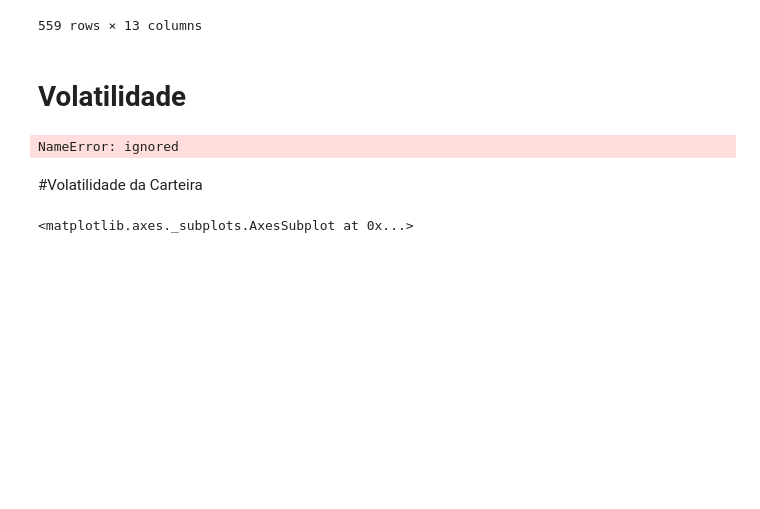
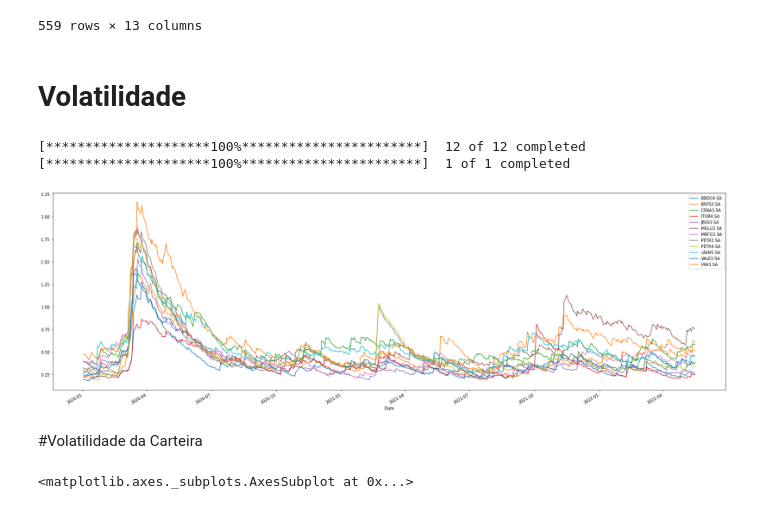
Before and after one commit to daniel-usp/risco, a Jupyter notebook: Carteira_EWMA.ipynb, the cells around one changed output. Cells and saved outputs as stored; diff of their text form; code cells hidden in the pictures; blank space fills up the shorter version.

```diff
--- a/Carteira_EWMA.ipynb
+++ b/Carteira_EWMA.ipynb
@@ -192,27 +183,28 @@ carteira
 # %%
 #Baixa os dados históricos
 hist_price = yf.download(tickers=(trade_quantidade.columns+'.SA').to_list(), period="5y")['Adj Close']
 retr_log = np.log(hist_price).diff()
 retr_log.dropna(inplace=True)
 
 #Calcula o peso de cada ação  - dados históricos de movimentações
 weights = carteira.div(carteira['saldo'], axis=0)
 weights = weights.iloc[:,:-1]
 weights.columns = retr_log.columns
 
 #Calcula a volatilidade EWMA para todos os ativos em uma janela de 252 dias
-EWMA = retr_log[:]*0
-EWMA = (0.94*EWMA.shift(1)+0.06*(retr_log.shift(1))**2)**(1/2)
-EWMA_atual = EWMA.iloc[-1]
-EWMA.plot(figsize = (30,10))
+vol = retr_log.ewm(alpha = 0.06, min_periods=1, adjust=False).std(252)
+vol = vol*252**(1/2)
+vol['2020':].plot(figsize = (30,10))
 
 
 #Baixa os dados e calcula volatilidade para o IBOVESPA
 prices = yf.download(tickers= "^BVSP", period="5y", rounding=True)['Adj Close']
 retr_log_ibov = np.log(prices).diff()
 retr_log_ibov.dropna(inplace=True)
 # %% [output]
-NameError: ignored
+[*********************100%***********************]  12 of 12 completed
+[*********************100%***********************]  1 of 1 completed
+[figure, added]
 # %% [markdown]
 #Volatilidade da Carteira
 # %%
```
Also changed, not shown: parts of 4 cells of this notebook.
